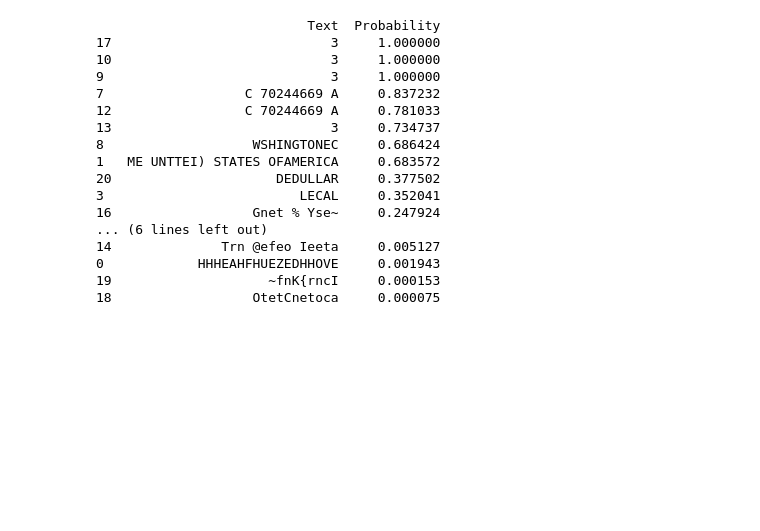
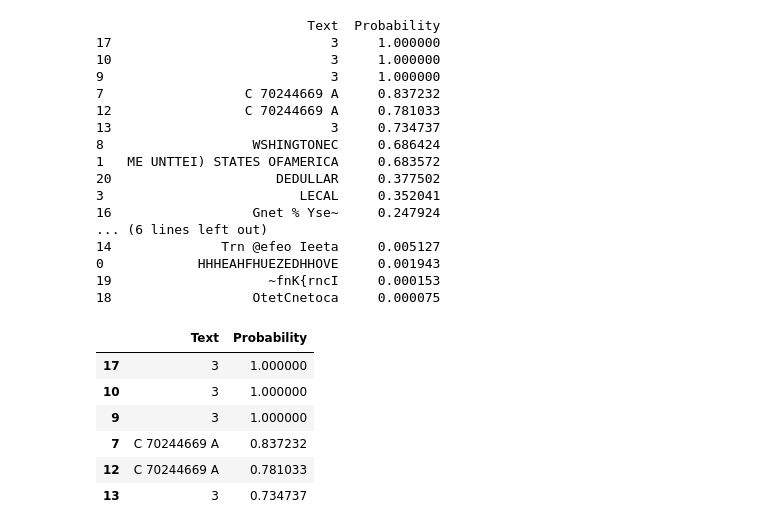
Before and after one commit to 23Tor/ocr, a Jupyter notebook: easyocr_nb.ipynb, the cells around one changed output. Drawn from its saved outputs; the diff is of its cells as text; code cells hidden in the pictures; blank space fills up the shorter version.

Commit message:
filter df by probability

```diff
--- a/easyocr_nb.ipynb
+++ b/easyocr_nb.ipynb
@@ -79,3 +79,13 @@ print(df)
 0            HHHEAHFHUEZEDHHOVE     0.001943
 19                    ~fnK{rncI     0.000153
 18                  OtetCnetoca     0.000075
+# %%
+display(filtered_df)
+# %% [output]
+|  | Text | Probability |
+| 17 | 3 | 1.000000 |
+| 10 | 3 | 1.000000 |
+| 9 | 3 | 1.000000 |
+| 7 | C 70244669 A | 0.837232 |
+| 12 | C 70244669 A | 0.781033 |
+| 13 | 3 | 0.734737 |
```
